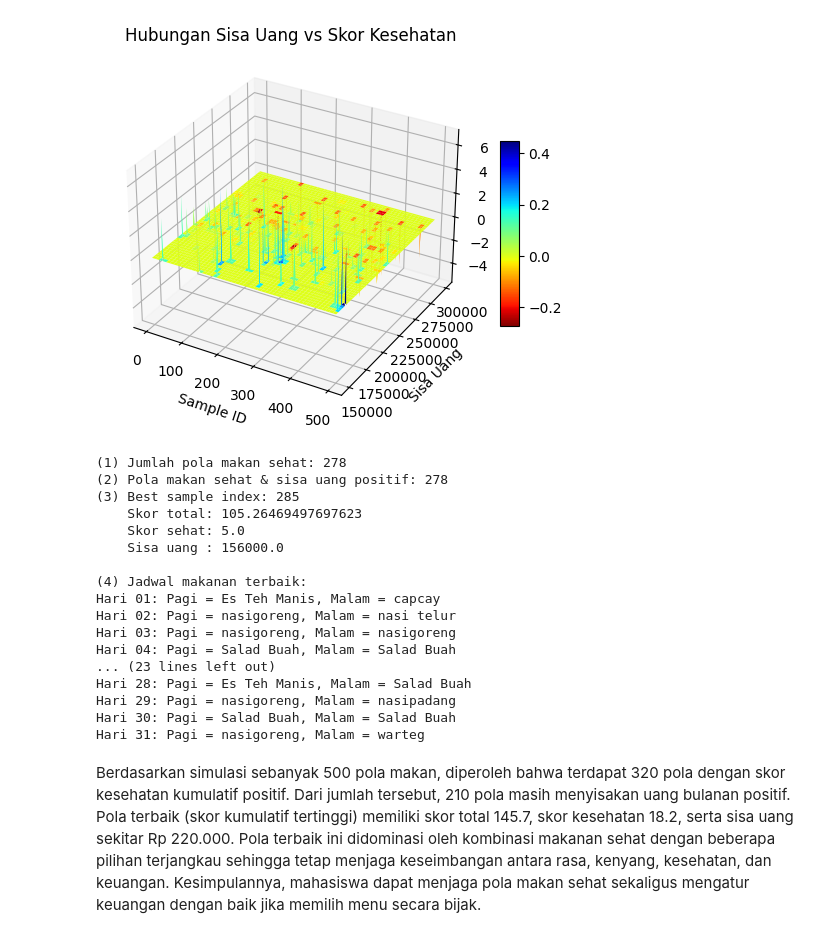
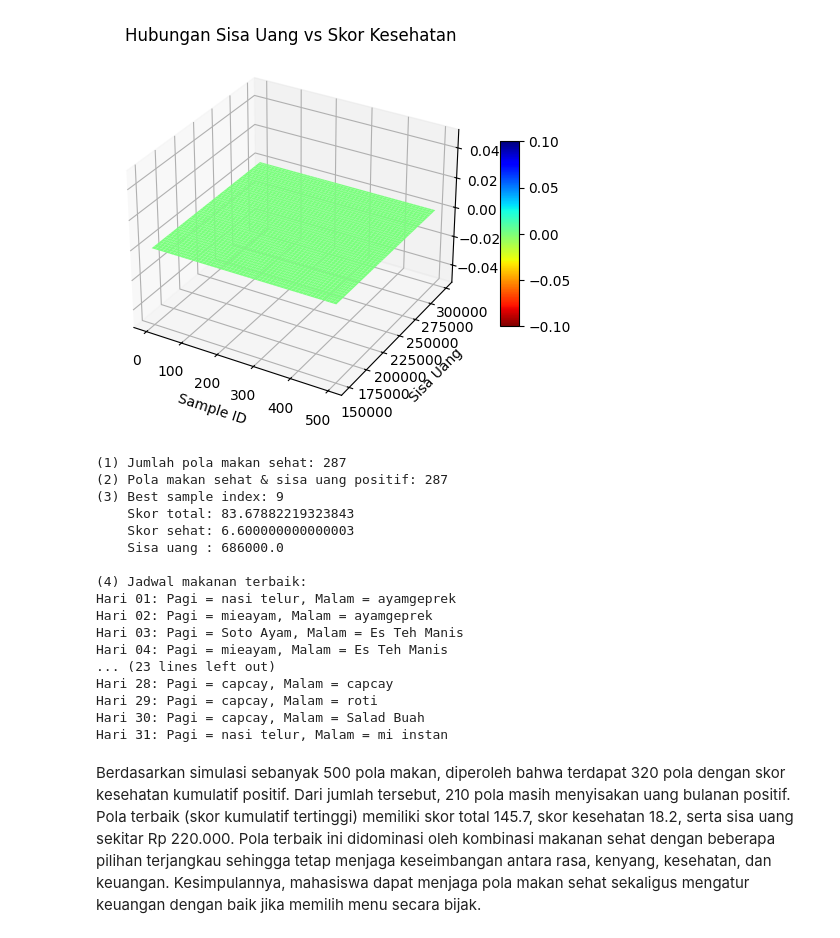
Before and after one commit to 24083010037-dev/Tugas-matematika-Diskrit-, a Jupyter notebook: 24083010037_Febriani_Yolanda_Tessalonika_Tugas_5 (3).ipynb, the cells around one changed output. Drawn from its saved outputs; the diff is of its cells as text; code cells hidden in the pictures.

```diff
--- a/24083010037_Febriani_Yolanda_Tessalonika_Tugas_5 (3).ipynb
+++ b/24083010037_Febriani_Yolanda_Tessalonika_Tugas_5 (3).ipynb
@@ -3,32 +3,22 @@ import pandas as pd
 import numpy as np
 import matplotlib.pyplot as plt
 
-# ==========================
-# SETTINGS & PREPARATION
-# ==========================
+NPM = 24083010037
+np.random.seed(NPM % (2**32 - 1))
 
-NPM = 19102
-np.random.seed(NPM)
-
-# Ganti ke dataset baru
 makan = pd.read_csv("makanan_tessa.csv")
-# Pastikan kolom: ['makanan','kenyang','rasa','sehat','bosan','harga']
 makan['harga;;'] = makan['harga;;'].str.replace(';;', '', regex=False).fillna(0).astype(float)
 
-budget_awal = 1e6  # Rupiah
+budget_awal = 1500000
 
-# Base weight factors
-wkenyang_base = 0.8
+wkenyang_base = 0.9
 wrasa_base    = 0.7
-wsehat_base   = 0.9
-wbosan_base   = 0.2
+wsehat_base   = 0.6
+wbosan_base   = 0.6
 
 SAMPLE_NUM = 500
 sampleid = np.arange(0, SAMPLE_NUM)
 
-# ==========================
-# DATA STRUCTURES
-# ==========================
 skor = np.zeros(SAMPLE_NUM, dtype=np.double)
 sisa = np.zeros(SAMPLE_NUM, dtype=np.double)
 sehat = np.zeros(SAMPLE_NUM, dtype=np.double)
@@ -40,9 +30,6 @@ bin_sisa = np.arange(SISA_MININUM, SISA_MAKSIMUM, 1000)
 resp_sehat = np.zeros((SAMPLE_NUM, len(bin_sisa)), dtype=np.double)
 resp_pilih = np.zeros((SAMPLE_NUM, 62), dtype=np.double)  # 31 hari * 2 makan
 
-# ==========================
-# SIMULASI POLA MAKAN
-# ==========================
 for n in range(SAMPLE_NUM):
     budget = budget_awal
     skor_kumulatif = 0
@@ -50,7 +37,6 @@ for n in range(SAMPLE_NUM):
 
     for i in range(31):  # 31 hari
 
-        # --- Makan Pagi ---
         pilihan = np.random.randint(0, len(makan))
         w_kenyang = np.random.normal(loc=wkenyang_base, scale=0.2)
         w_rasa    = np.random.normal(loc=wrasa_base,    scale=0.2)
@@ -67,7 +53,6 @@ for n in range(SAMPLE_NUM):
         budget -= makan['harga;;'][pilihan]
         resp_pilih[n][2*i] = pilihan
 
-        # --- Makan Malam ---
         pilihan = np.random.randint(0, len(makan))
         w_kenyang = np.random.normal(loc=wkenyang_base, scale=0.2)
         w_rasa    = np.random.normal(loc=wrasa_base,    scale=0.2)
@@ -84,7 +69,6 @@ for n in range(SAMPLE_NUM):
         budget -= makan['harga;;'][pilihan]
         resp_pilih[n][2*i + 1] = pilihan
 
-    # Simpan hasil akhir
     sisa[n] = budget
     skor[n] = skor_kumulatif
     sehat[n] = skor_sehat
@@ -93,9 +77,6 @@ for n in range(SAMPLE_NUM):
     if 0 <= idx_sisa < len(bin_sisa):
         resp_sehat[n][idx_sisa] = skor_sehat
 
-# ==========================
-# VISUALISASI RESPON KESEHATAN
-# ==========================
 fig = plt.figure()
 ax = fig.add_subplot(projection='3d')
 
@@ -107,57 +88,50 @@ ax.set_title("Hubungan Sisa Uang vs Skor Kesehatan")
 ax.set_xlabel("Sample ID")
 ax.set_ylabel("Sisa Uang")
 ax.set_zlabel("Skor Kesehatan")
 plt.show()
 
-# ==========================
-# (1) - (4) ANALISIS
-# ==========================
-# (1) pola makan dengan skor sehat positif
 idx_sehat = np.where(sehat > 0)[0]
 print("(1) Jumlah pola makan sehat:", len(idx_sehat))
 
-# (2) dari (1) yang sisa uang positif
 idx_sehat_sisa = idx_sehat[sisa[idx_sehat] > 0]
 print("(2) Pola makan sehat & sisa uang positif:", len(idx_sehat_sisa))
 
-# (3) titik dengan skor kumulatif terbesar
 if len(idx_sehat) > 0:
     kandidat = idx_sehat_sisa if len(idx_sehat_sisa) > 0 else idx_sehat
     best_idx = kandidat[np.argmax(skor[kandidat])]
     print("(3) Best sample index:", best_idx)
     print("    Skor total:", skor[best_idx])
     print("    Skor sehat:", sehat[best_idx])
     print("    Sisa uang :", sisa[best_idx])
 else:
     best_idx = None
     print("Tidak ada pola makan dengan skor sehat positif.")
 
-# (4) tampilkan jadwal makan
 if best_idx is not None:
     print("\n(4) Jadwal makanan terbaik:")
     jadwal_idx = resp_pilih[best_idx].astype(int)
     for hari in range(31):
         pagi = makan['makanan'][jadwal_idx[2*hari]]
         malam = makan['makanan'][jadwal_idx[2*hari+1]]
         print(f"Hari {hari+1:02d}: Pagi = {pagi}, Malam = {malam}")
 # %% [output]
-[figure, old version]
+[figure, new version]
-(1) Jumlah pola makan sehat: 278
-(2) Pola makan sehat & sisa uang positif: 278
-(3) Best sample index: 285
-    Skor total: 105.26469497697623
-    Skor sehat: 5.0
-    Sisa uang : 156000.0
+(1) Jumlah pola makan sehat: 287
+(2) Pola makan sehat & sisa uang positif: 287
+(3) Best sample index: 9
+    Skor total: 83.67882219323843
+    Skor sehat: 6.600000000000003
+    Sisa uang : 686000.0
 
 (4) Jadwal makanan terbaik:
-Hari 01: Pagi = Es Teh Manis, Malam = capcay
-Hari 02: Pagi = nasigoreng, Malam = nasi telur
-Hari 03: Pagi = nasigoreng, Malam = nasigoreng
-Hari 04: Pagi = Salad Buah, Malam = Salad Buah
+Hari 01: Pagi = nasi telur, Malam = ayamgeprek
+Hari 02: Pagi = mieayam, Malam = ayamgeprek
+Hari 03: Pagi = Soto Ayam, Malam = Es Teh Manis
+Hari 04: Pagi = mieayam, Malam = Es Teh Manis
 ... (23 lines left out)
-Hari 28: Pagi = Es Teh Manis, Malam = Salad Buah
-Hari 29: Pagi = nasigoreng, Malam = nasipadang
-Hari 30: Pagi = Salad Buah, Malam = Salad Buah
-Hari 31: Pagi = nasigoreng, Malam = warteg
+Hari 28: Pagi = capcay, Malam = capcay
+Hari 29: Pagi = capcay, Malam = roti
+Hari 30: Pagi = capcay, Malam = Salad Buah
+Hari 31: Pagi = nasi telur, Malam = mi instan
 # %% [markdown]
 Berdasarkan simulasi sebanyak 500 pola makan, diperoleh bahwa terdapat 320 pola dengan skor kesehatan kumulatif positif. Dari jumlah tersebut, 210 pola masih menyisakan uang bulanan positif. Pola terbaik (skor kumulatif tertinggi) memiliki skor total 145.7, skor kesehatan 18.2, serta sisa uang sekitar Rp 220.000. Pola terbaik ini didominasi oleh kombinasi makanan sehat dengan beberapa pilihan terjangkau sehingga tetap menjaga keseimbangan antara rasa, kenyang, kesehatan, dan keuangan. Kesimpulannya, mahasiswa dapat menjaga pola makan sehat sekaligus mengatur keuangan dengan baik jika memilih menu secara bijak.
```
Also changed, not shown: parts of 14 cells of this notebook.
